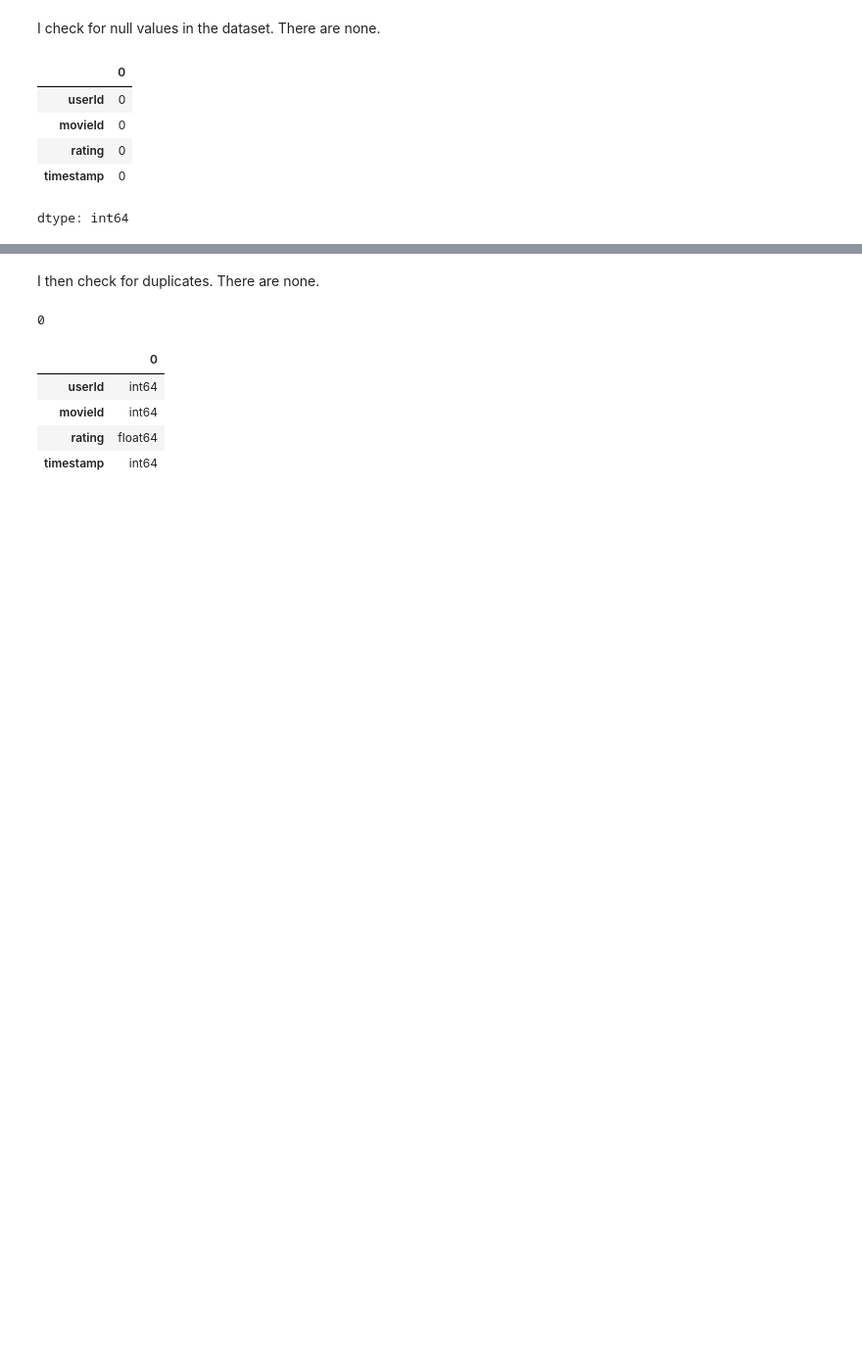
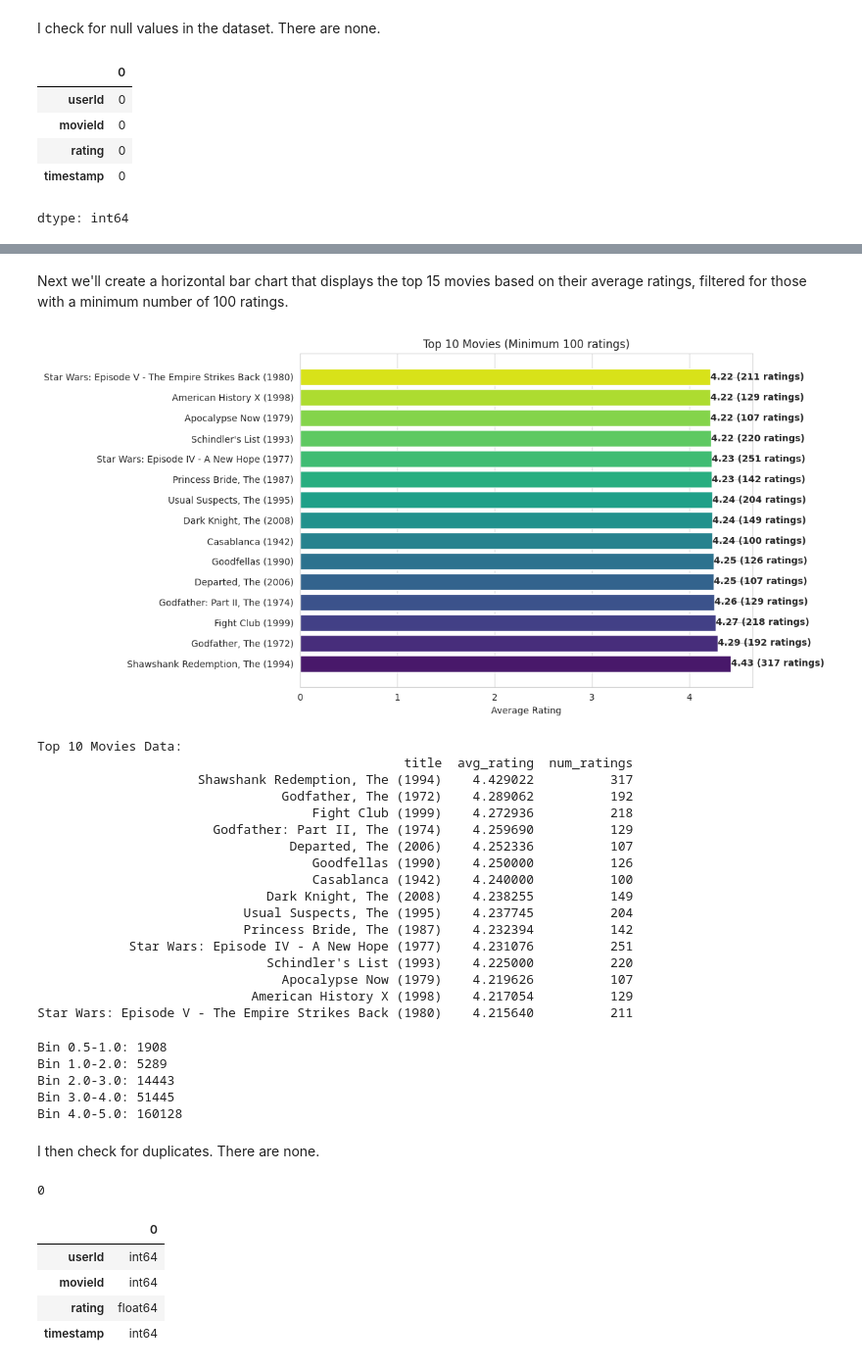
Before and after one commit to BandaVallary/Movie_Recommendation_System, a Jupyter notebook: notebook.ipynb, the cells around one changed output, grey strips where cells are left out. Shown at 98% size. Drawn from its saved outputs; the diff is of its cells as text; code cells hidden in the pictures; blank space fills up the shorter version.

```diff
--- a/notebook.ipynb
+++ b/notebook.ipynb
@@ -82,3 +117,73 @@ dtype: int64
+# %% [markdown]
+Next we'll create a horizontal bar chart that displays the top 15 movies based on their average ratings, filtered for those with a minimum number of 100 ratings.
+# %%
+# Calculate average rating for each movie and number of ratings
+movie_stats = ratings_with_titles.groupby('title').agg({
+    'rating': ['mean', 'count']
+}).reset_index()
+
+# Flatten the column names
+movie_stats.columns = ['title', 'avg_rating', 'num_ratings']
+
+# Filter for movies with a minimum number of ratings
+min_ratings = 100
+popular_movies = movie_stats[movie_stats['num_ratings'] >= min_ratings]
+
+# Sort by average rating and get top 10
+top_movies = popular_movies.sort_values('avg_rating', ascending=False).head(15)
+
+# Create the plot
+plt.figure(figsize=(12, 6))
+bars = plt.barh(y=range(len(top_movies)), width=top_movies['avg_rating'],
+                color=sns.color_palette("viridis", len(top_movies)))
+
+# Customize the plot
+plt.yticks(range(len(top_movies)), top_movies['title'])
+plt.xlabel('Average Rating')
+plt.title(f'Top 10 Movies (Minimum {min_ratings} ratings)')
+
+# Add rating annotations to the end of each bar
+for i, bar in enumerate(bars):
+    width = bar.get_width()
+    plt.text(width, bar.get_y() + bar.get_height()/2,
+             f'{top_movies["avg_rating"].iloc[i]:.2f} ({top_movies["num_ratings"].iloc[i]} ratings)',
+             va='center', ha='left', fontweight='bold')
+
+plt.tight_layout()
+plt.show()
+
+# Print the data for verification
+print("\nTop 10 Movies Data:")
+print(top_movies[['title', 'avg_rating', 'num_ratings']].to_string(index=False))
+# %% [output]
+[figure, added]
+Top 10 Movies Data:
+                                                title  avg_rating  num_ratings
+                     Shawshank Redemption, The (1994)    4.429022          317
+                                Godfather, The (1972)    4.289062          192
+                                    Fight Club (1999)    4.272936          218
+                       Godfather: Part II, The (1974)    4.259690          129
+                                 Departed, The (2006)    4.252336          107
+                                    Goodfellas (1990)    4.250000          126
+                                    Casablanca (1942)    4.240000          100
+                              Dark Knight, The (2008)    4.238255          149
+                           Usual Suspects, The (1995)    4.237745          204
+                           Princess Bride, The (1987)    4.232394          142
+            Star Wars: Episode IV - A New Hope (1977)    4.231076          251
+                              Schindler's List (1993)    4.225000          220
+                                Apocalypse Now (1979)    4.219626          107
+                            American History X (1998)    4.217054          129
+Star Wars: Episode V - The Empire Strikes Back (1980)    4.215640          211
+# %%
+counts, _ = np.histogram(ratings['rating'], bins=bins)
+for i, count in enumerate(counts):
+    print(f"Bin {bins[i]}-{bins[i+1]}: {count}")
+# %% [output]
+Bin 0.5-1.0: 1908
+Bin 1.0-2.0: 5289
+Bin 2.0-3.0: 14443
+Bin 3.0-4.0: 51445
+Bin 4.0-5.0: 160128
 # %% [markdown]
 I then check for duplicates. There are none.
 # %%
```
Also changed, not shown: parts of 2 cells of this notebook.
